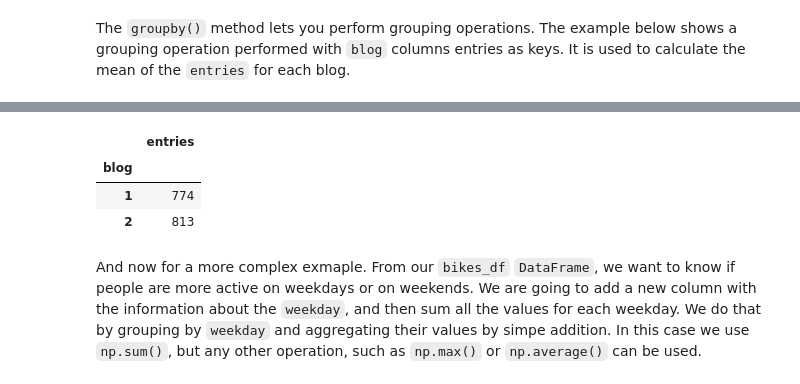
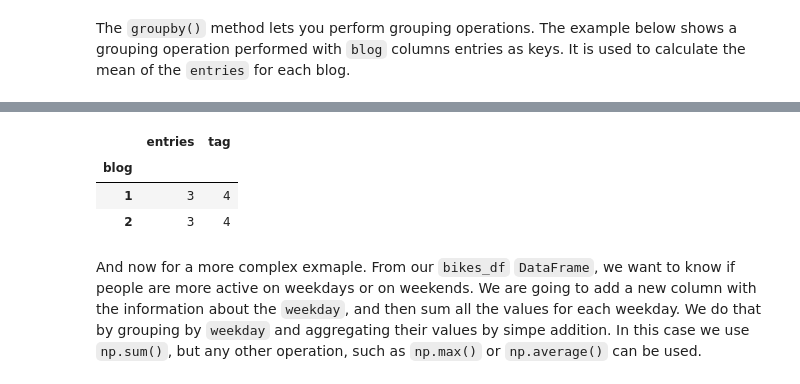
Before and after one commit to versae/DH2304, a Jupyter notebook: class06.ipynb, the cells around one changed output, grey strips where cells are left out. Drawn from its saved outputs; the diff is of its cells as text; code cells hidden in the pictures.

```diff
--- a/class06.ipynb
+++ b/class06.ipynb
@@ -665,10 +676,10 @@ The `groupby()` method lets you perform grouping operations. The example below s
 # %%
-blogs.groupby('blog').mean()
+blogs.groupby('blog').count()
 # %% [output]
-|  | entries |
-| blog |  |
-| 1 | 774 |
-| 2 | 813 |
+|  | entries | tag |
+| blog |  |  |
+| 1 | 3 | 4 |
+| 2 | 3 | 4 |
 # %% [markdown]
 And now for a more complex exmaple. From our `bikes_df` `DataFrame`, we want to know if people are more active on weekdays or on weekends. We are going to add a new column with the information about the `weekday`, and then sum all the values for each weekday. We do that by grouping by `weekday` and aggregating their values by simpe addition. In this case we use `np.sum()`, but any other operation, such as `np.max()` or `np.average()` can be used.
 # %%
```
Also changed, not shown: parts of 7 cells of this notebook, 2 other files.
